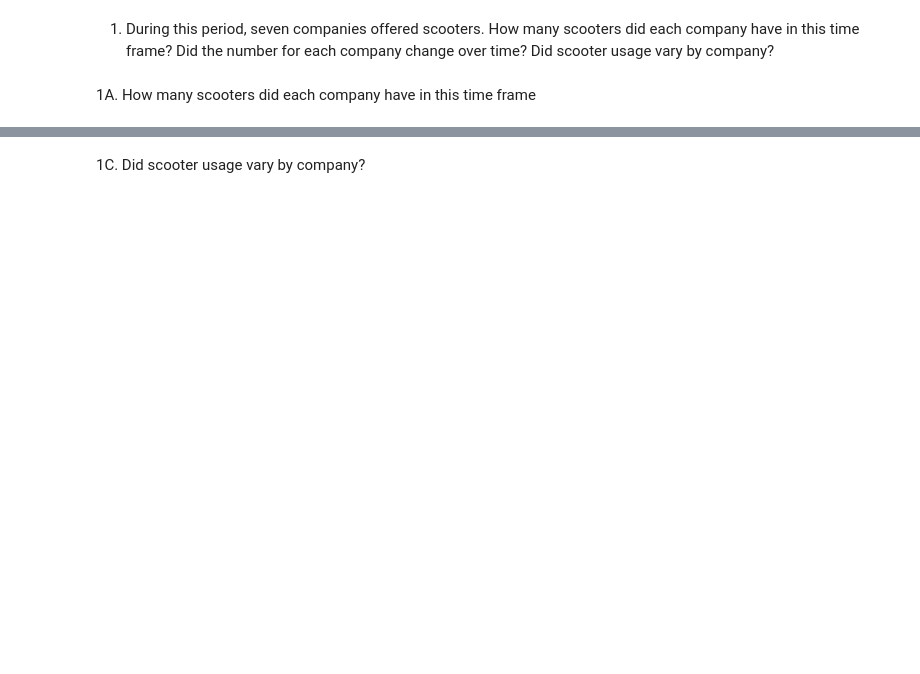
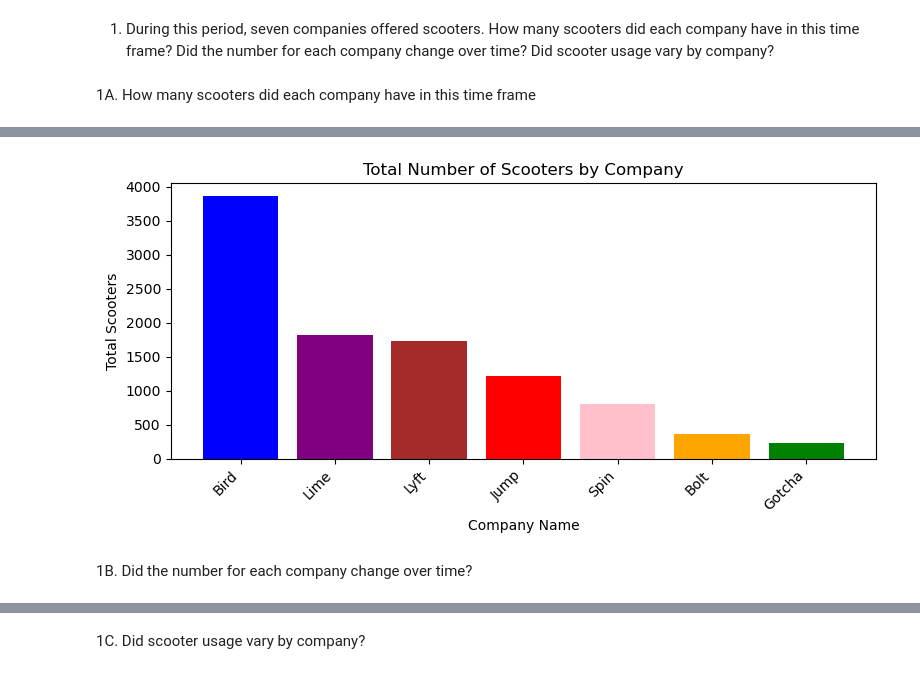
Before and after one commit to NSS-Data-Analytics-Cohort-10/scooters-group-3, a Jupyter notebook: notebooks/scooters.ipynb, the cells around one changed output, grey strips where cells are left out. Drawn from its saved outputs; the diff is of its cells as text; code cells hidden in the pictures; blank space fills up the shorter version.

```diff
--- a/notebooks/scooters.ipynb
+++ b/notebooks/scooters.ipynb
@@ -160,3 +90,30 @@ SCOOTERCOUNT
+# %%
+company_colors = {
+    'Bird': 'blue',
+    'Bolt': 'orange',
+    'Gotcha': 'green',
+    'Jump': 'red',
+    'Lime': 'purple',
+    'Lyft': 'brown',
+    'Spin': 'pink'
+}
+SCOOTERCOUNT.sort_values('counts', ascending=False, inplace=True)
+plt.figure(figsize=(8, 4))
+for index, row in SCOOTERCOUNT.iterrows():
+    company_name = row['companyname']
+    count = row['counts']
+    color = company_colors.get(company_name)
+    plt.bar(company_name, count, color=color)
+plt.xlabel('Company Name')
+plt.ylabel('Total Scooters')
+plt.title('Total Number of Scooters by Company')
+plt.xticks(rotation=45, ha='right')
+plt.tight_layout()
+plt.show()
+# %% [output]
+[figure, added]
+# %% [markdown]
+1B. Did the number for each company change over time?
 # %%
 JUSTSCOOTERS1 = '''
 SELECT
```
Also changed, not shown: parts of 38 cells of this notebook.
